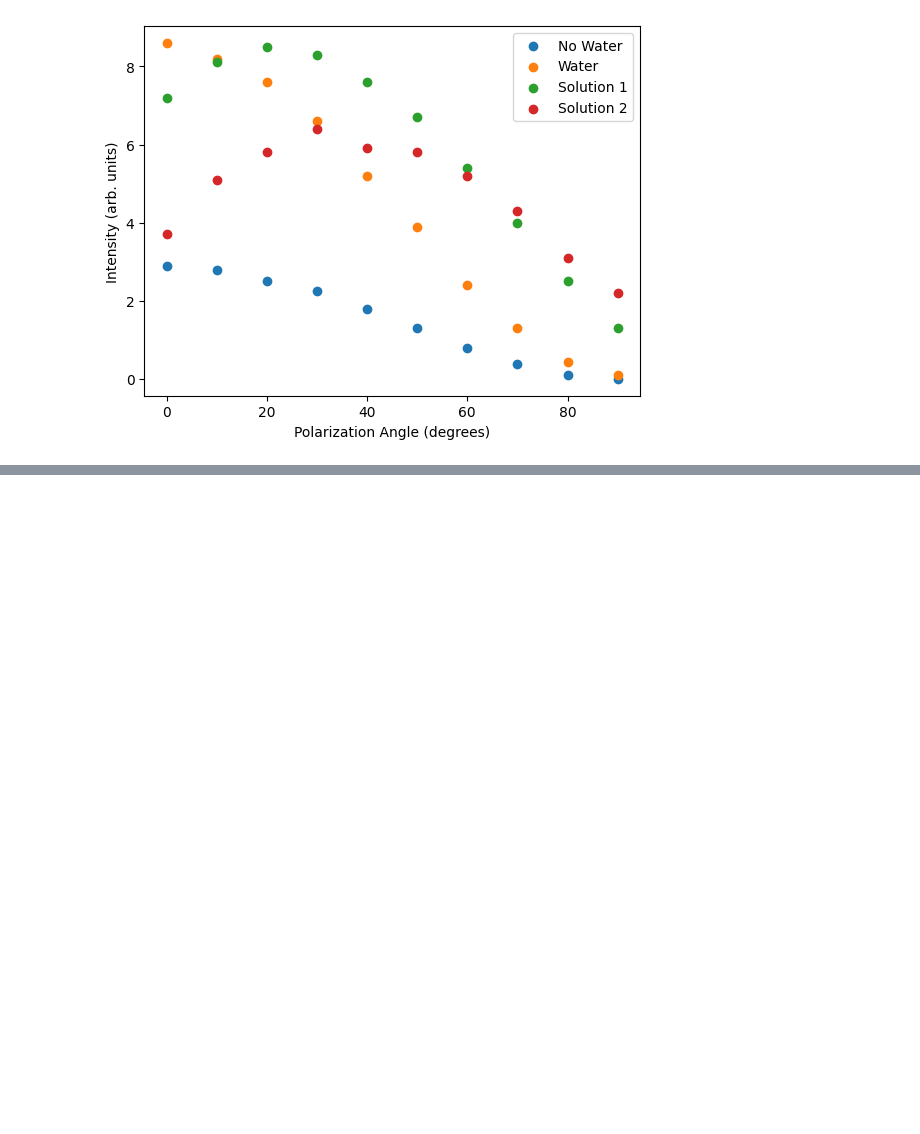
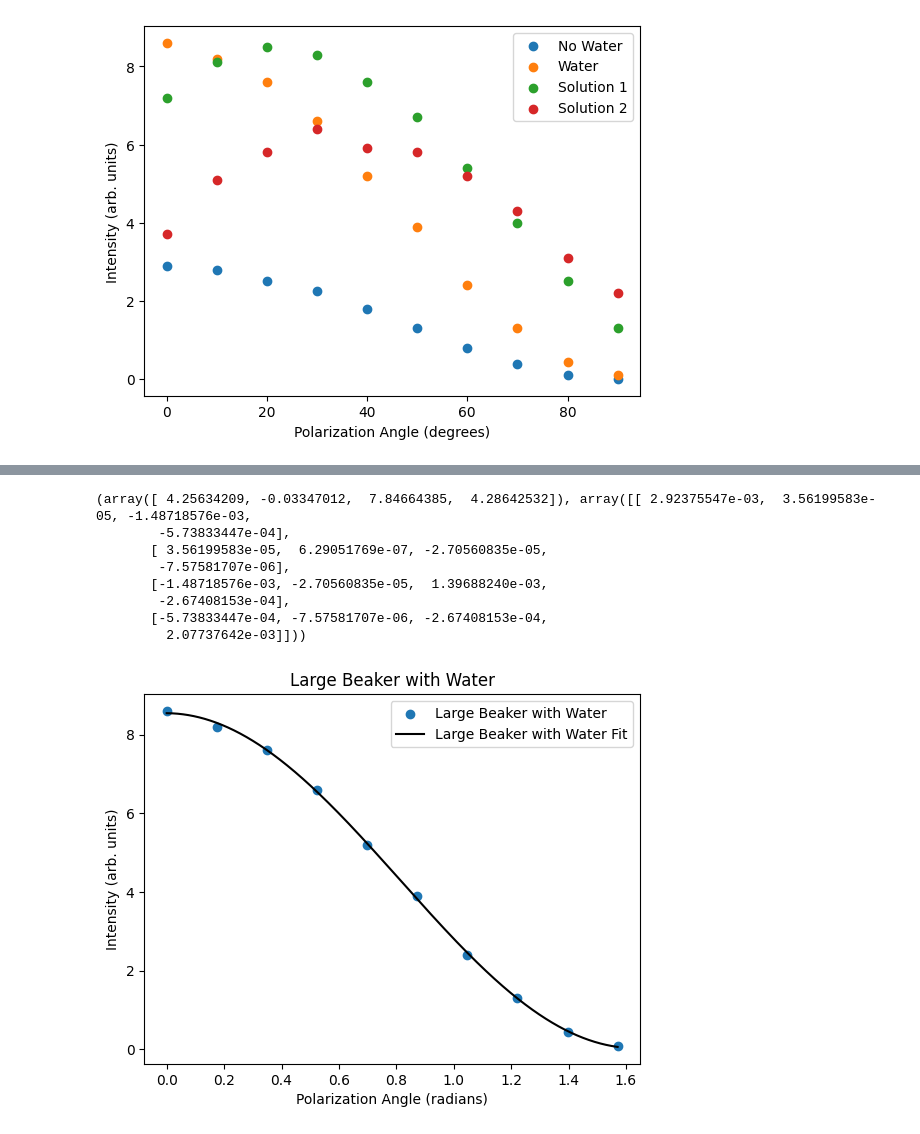
Before and after one commit to wmallah/OpticsLab, a Jupyter notebook: experiment_01/code/data_analysis.ipynb, the cells around one changed output, grey strips where cells are left out. Cells and saved outputs as stored; diff of their text form; code cells hidden in the pictures; blank space fills up the shorter version.

```diff
--- a/experiment_01/code/data_analysis.ipynb
+++ b/experiment_01/code/data_analysis.ipynb
@@ -140,0 +189,24 @@ array([], dtype=float64)
+# %%
+# Large beaker with water curve fiting
+
+large_with_water_optimal_vals = sp.optimize.curve_fit(sin, large_beaker_with_water_polarization, large_beaker_with_water_intensity, p0=(0.1, 0.1, 0.1, 0.1))
+
+x = np.linspace(np.min(large_beaker_with_water_polarization), np.max(large_beaker_with_water_polarization), 1000)
+
+plt.scatter(large_beaker_with_water_polarization*np.pi/180, large_beaker_with_water_intensity, label='Large Beaker with Water')
+plt.plot(x*np.pi/180, sin(x, *large_with_water_optimal_vals[0]), c='k', label='Large Beaker with Water Fit')
+plt.xlabel('Polarization Angle (radians)')
+plt.ylabel('Intensity (arb. units)')
+plt.title('Large Beaker with Water')
+plt.legend(loc='best')
+plt.show()
+# %% [output]
+(array([ 4.25634209, -0.03347012,  7.84664385,  4.28642532]), array([[ 2.92375547e-03,  3.56199583e-05, -1.48718576e-03,
+        -5.73833447e-04],
+       [ 3.56199583e-05,  6.29051769e-07, -2.70560835e-05,
+        -7.57581707e-06],
+       [-1.48718576e-03, -2.70560835e-05,  1.39688240e-03,
+        -2.67408153e-04],
+       [-5.73833447e-04, -7.57581707e-06, -2.67408153e-04,
+         2.07737642e-03]]))
+[figure, added]
```
Also changed, not shown: parts of 24 cells of this notebook.
